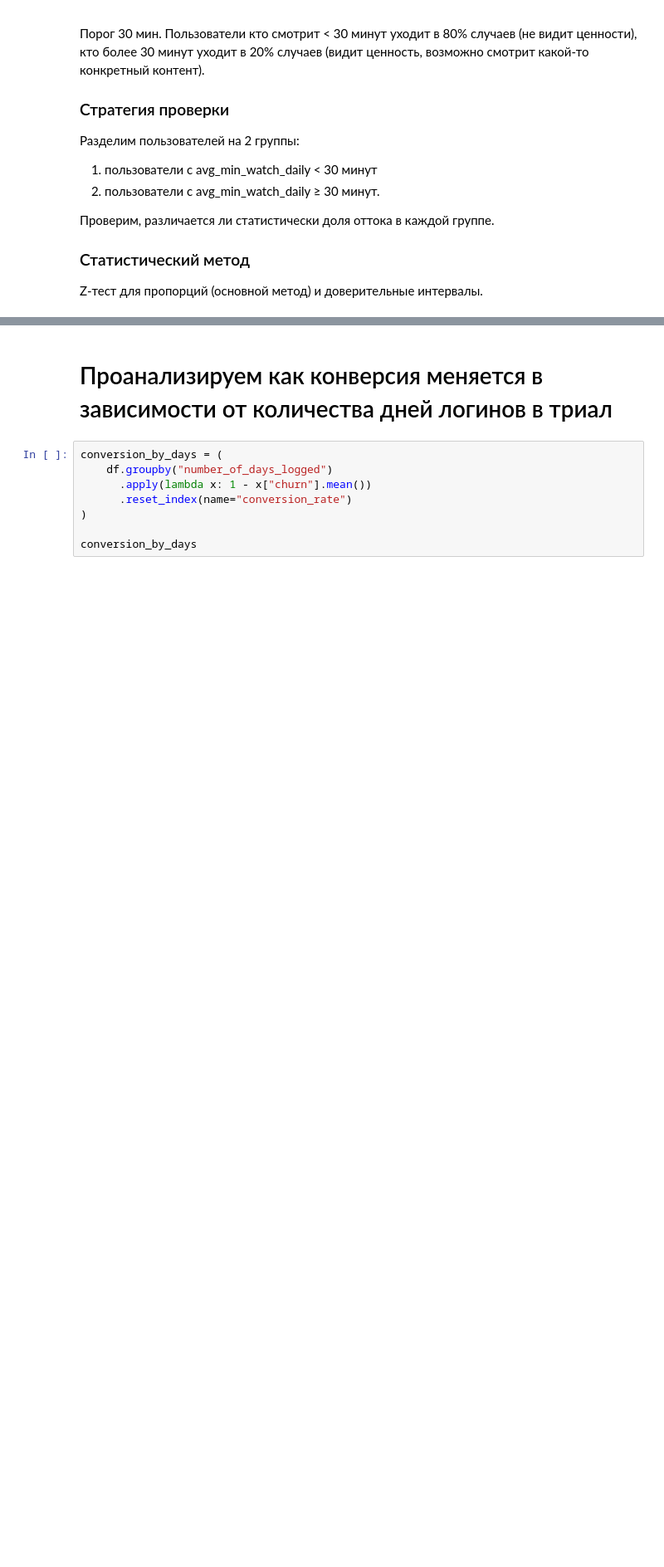
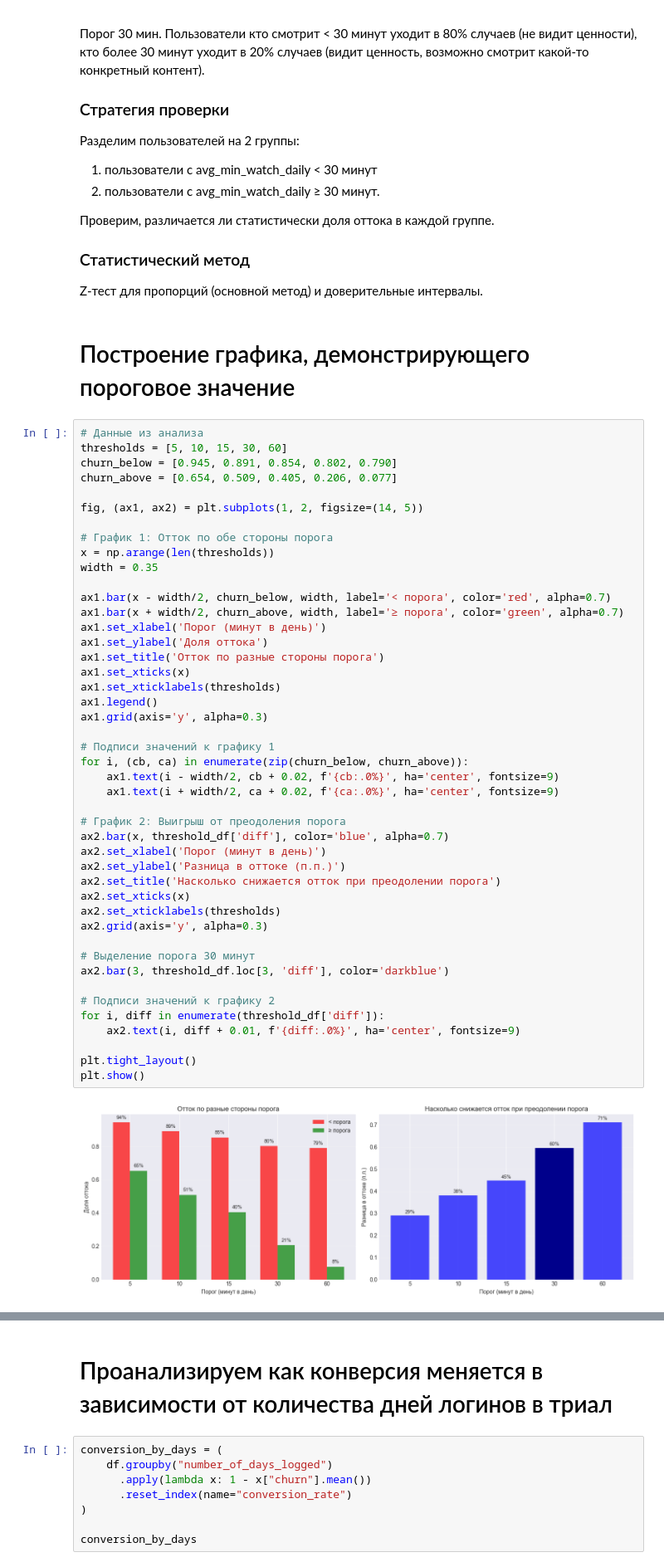
Before and after one commit to antosden/video-platform-churn-analysis, a Jupyter notebook: Команда_12_Чек-пойнт_1.ipynb, the cells around one changed output, grey strips where cells are left out. Shown at 83% size. Drawn from its saved outputs; the diff is of its cells as text; blank space fills up the shorter version.

```diff
--- a/Команда_12_Чек-пойнт_1.ipynb
+++ b/Команда_12_Чек-пойнт_1.ipynb
@@ -417,3 +417,52 @@ print(threshold_df)
 ### Статистический метод
 
 Z-тест для пропорций (основной метод) и доверительные интервалы.
+# %% [markdown]
+# Построение графика, демонстрирующего пороговое значение
+# %%
+# Данные из анализа
+thresholds = [5, 10, 15, 30, 60]
+churn_below = [0.945, 0.891, 0.854, 0.802, 0.790]
+churn_above = [0.654, 0.509, 0.405, 0.206, 0.077]
+
+fig, (ax1, ax2) = plt.subplots(1, 2, figsize=(14, 5))
+
+# График 1: Отток по обе стороны порога
+x = np.arange(len(thresholds))
+width = 0.35
+
+ax1.bar(x - width/2, churn_below, width, label='< порога', color='red', alpha=0.7)
+ax1.bar(x + width/2, churn_above, width, label='≥ порога', color='green', alpha=0.7)
+ax1.set_xlabel('Порог (минут в день)')
+ax1.set_ylabel('Доля оттока')
+ax1.set_title('Отток по разные стороны порога')
+ax1.set_xticks(x)
+ax1.set_xticklabels(thresholds)
+ax1.legend()
+ax1.grid(axis='y', alpha=0.3)
+
+# Подписи значений к графику 1
+for i, (cb, ca) in enumerate(zip(churn_below, churn_above)):
+    ax1.text(i - width/2, cb + 0.02, f'{cb:.0%}', ha='center', fontsize=9)
+    ax1.text(i + width/2, ca + 0.02, f'{ca:.0%}', ha='center', fontsize=9)
+
+# График 2: Выигрыш от преодоления порога
+ax2.bar(x, threshold_df['diff'], color='blue', alpha=0.7)
+ax2.set_xlabel('Порог (минут в день)')
+ax2.set_ylabel('Разница в оттоке (п.п.)')
+ax2.set_title('Насколько снижается отток при преодолении порога')
+ax2.set_xticks(x)
+ax2.set_xticklabels(thresholds)
+ax2.grid(axis='y', alpha=0.3)
+
+# Выделение порога 30 минут
+ax2.bar(3, threshold_df.loc[3, 'diff'], color='darkblue')
+
+# Подписи значений к графику 2
+for i, diff in enumerate(threshold_df['diff']):
+    ax2.text(i, diff + 0.01, f'{diff:.0%}', ha='center', fontsize=9)
+
+plt.tight_layout()
+plt.show()
+# %% [output]
+[figure, added]
```
Also changed, not shown: parts of 27 cells of this notebook.
